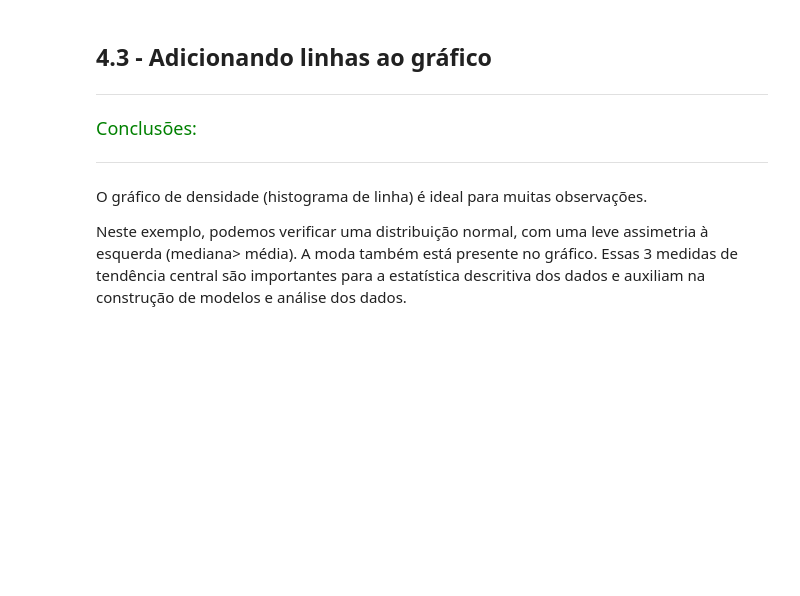
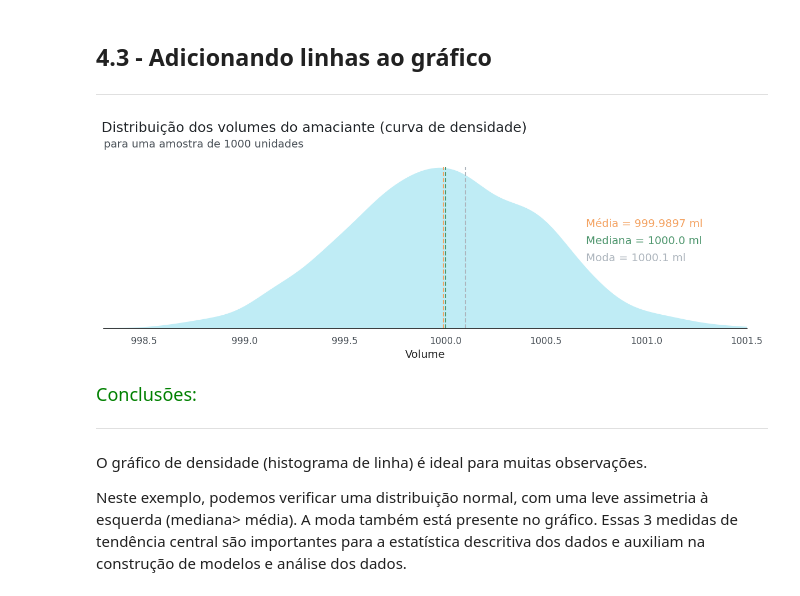
Before and after one commit to lukaswyllis/formacao-avancando-em-data-science-com-python, a Jupyter notebook: Curso 2 - Data Visualization - Gráficos de comparação e distribuição.ipynb, the cells around one changed output. Saved outputs shown, nothing was run; the diff lists cells and outputs as text; code cells hidden in the pictures; blank space fills up the shorter version.

```diff
--- a/Curso 2 - Data Visualization - Gráficos de comparação e distribuição.ipynb
+++ b/Curso 2 - Data Visualization - Gráficos de comparação e distribuição.ipynb
@@ -964,28 +985,30 @@ ax = grafico_densidade()
 # %%
 ## Configurando o gráfico com parâmetros que potencializam a visualização dos dados
 
 # Chamando a função que gera o gráfico de densidade
 ax = grafico_densidade()
 
 ## Personalizando o gráfico
 ax.set_ylabel('')
 ax.set_yticklabels([])
 
 # Gerando as linhas de média, mediana e moda
-...
-...
+estat = vol_amaciante.Volume.mean(), vol_amaciante.Volume.median(), vol_amaciante.Volume.mode()[0]
+desc = ["Média", "Mediana", "Moda"]
 
 # Definindo as cores de cada estatística descritiva
 cores = [LARANJA1, VERDE1, CINZA3]
 
 # gerando 1 ou mais linhas na vertical a partir de um valor de x
-...
+ax.vlines(x = estat, ymin = 0, ymax = 0.8, colors = cores, linestyles = "--")
 
 # Anotando os valores de média, mediana e moda no gráfico
 for i in range(len(estat)):
   ax.text(0.75, (0.6 - i/10), f'{desc[i]} = {estat[i]} ml', fontsize=14, color = cores[i], transform=ax.transAxes)
 
 fig = ax.get_figure()
+# %% [output]
+[figure, added]
 # %% [markdown]
 <font color=green size=4> Conclusões: </font>
 
```
Also changed, not shown: parts of 6 cells of this notebook.
